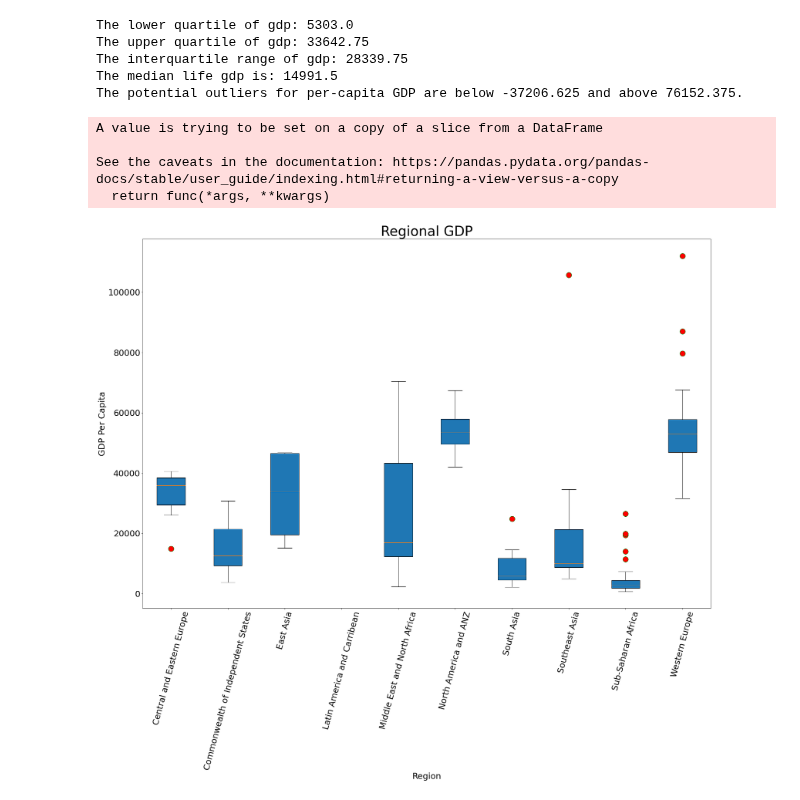
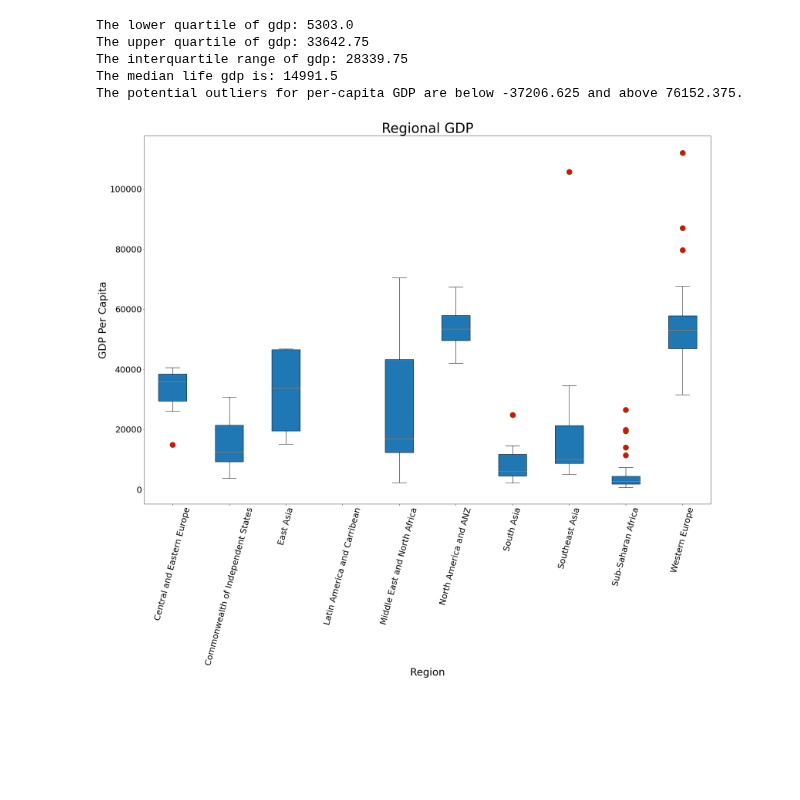
Before and after one commit to ermcgrew/bootcamp_project_one, a Jupyter notebook: data_analysis.ipynb, the cells around one changed output. Cells and saved outputs as stored; diff of their text form; code cells hidden in the pictures; blank space fills up the shorter version.

```diff
--- a/data_analysis.ipynb
+++ b/data_analysis.ipynb
@@ -265,0 +97,10 @@ merged_df.corr()
+# %%
+#merge data into one data frame--starting with all data from same source
+merged_df = pd.merge(sex_df,fertility_df,  how="left",  on=["Country","ISO-code"])
+merged_df = pd.merge(merged_df,gdp_df,  how="left", on=["Country","ISO-code"])
+merged_df = pd.merge(merged_df,life_expec_df,  how="left", on=["Country","ISO-code"])
+merged_df = pd.merge(merged_df,meat_df,  how="left", on=["Country", "ISO-code"])
+merged_df = pd.merge(merged_df,median_age_df,  how="left", on=["Country","ISO-code"])
+merged_df = pd.merge(merged_df,pop_growth_df,  how="left", on=["Country","ISO-code"])
+merged_df = pd.merge(merged_df,suicide_df,  how="left", on=["Country","ISO-code"])
+merged_df = pd.merge(merged_df,urban_df,  how="left", on=["Country","ISO-code"])
@@ -292,2 +860,0 @@ ids_to_exclude
-# %%
-merged_df=merged_df.reset_index()
@@ -468,19 +941,19 @@ The interquartile range of gdp: 28339.75
 The median life gdp is: 14991.5
 The potential outliers for per-capita GDP are below -37206.625 and above 76152.375.
 # %%
-gdp_by_region_df = merged_df[["Regional indicator", "Country", "GDP Per Capita", "Meat Consumption"]]
-gdp_by_region_df.dropna(inplace=True)
+gdp_by_region_df = merged_df[["Region", "Country", "GDP Per Capita", "Meat Consumption"]]
+gdp_by_region_df = gdp_by_region_df.dropna()
 
-CEEuro_df = gdp_by_region_df.loc[gdp_by_region_df["Regional indicator"] == "Central and Eastern Europe"]
-Ind_States_df = gdp_by_region_df.loc[gdp_by_region_df["Regional indicator"] == "Commonwealth of Independent States"]
-EAsia_df = gdp_by_region_df.loc[gdp_by_region_df["Regional indicator"] == "East Asia"]
-LatA_C_df = gdp_by_region_df.loc[gdp_by_region_df["Regional indicator"] == "Latin America and Carribean"]
-MidE_NorA_df = gdp_by_region_df.loc[gdp_by_region_df["Regional indicator"] == "Middle East and North Africa"]
-NorAme_df = gdp_by_region_df.loc[gdp_by_region_df["Regional indicator"] == "North America and ANZ"]
-SouthAsia_df = gdp_by_region_df.loc[gdp_by_region_df["Regional indicator"] == "South Asia"]
-SouthEastAsia_df = gdp_by_region_df.loc[gdp_by_region_df["Regional indicator"] == "Southeast Asia"]
-SSAfrica_df = gdp_by_region_df.loc[gdp_by_region_df["Regional indicator"] == "Sub-Saharan Africa"]
-WEuro_df = gdp_by_region_df.loc[gdp_by_region_df["Regional indicator"] == "Western Europe"]
+CEEuro_df = gdp_by_region_df.loc[gdp_by_region_df["Region"] == "Central and Eastern Europe",:]
+Ind_States_df = gdp_by_region_df.loc[gdp_by_region_df["Region"] == "Commonwealth of Independent States",:]
+EAsia_df = gdp_by_region_df.loc[gdp_by_region_df["Region"] == "East Asia",:]
+LatA_C_df = gdp_by_region_df.loc[gdp_by_region_df["Region"] == "Latin America and Carribean",:]
+MidE_NorA_df = gdp_by_region_df.loc[gdp_by_region_df["Region"] == "Middle East and North Africa",:]
+NorAme_df = gdp_by_region_df.loc[gdp_by_region_df["Region"] == "North America and ANZ",:]
+SouthAsia_df = gdp_by_region_df.loc[gdp_by_region_df["Region"] == "South Asia",:]
+SouthEastAsia_df = gdp_by_region_df.loc[gdp_by_region_df["Region"] == "Southeast Asia",:]
+SSAfrica_df = gdp_by_region_df.loc[gdp_by_region_df["Region"] == "Sub-Saharan Africa",:]
+WEuro_df = gdp_by_region_df.loc[gdp_by_region_df["Region"] == "Western Europe",:]
 
 CEEuro_ds = CEEuro_df["GDP Per Capita"]
 Ind_States_ds = Ind_States_df["GDP Per Capita"]
@@ -489,39 +962,33 @@ LatA_C_ds = LatA_C_df["GDP Per Capita"]
 MidE_NorA_ds = MidE_NorA_df["GDP Per Capita"]
 NorAme_ds = NorAme_df["GDP Per Capita"]
 SouthAsia_ds = SouthAsia_df["GDP Per Capita"]
 SouthEastAsia_ds = SouthEastAsia_df["GDP Per Capita"]
 SSAfrica_ds = SSAfrica_df["GDP Per Capita"]
 WEuro_ds = WEuro_df["GDP Per Capita"]
 
 Regions = ["Central and Eastern Europe","Commonwealth of Independent States","East Asia","Latin America and Carribean","Middle East and North Africa","North America and ANZ","South Asia","Southeast Asia","Sub-Saharan Africa","Western Europe"]
 
 boxProperties = dict(marker='o', markerfacecolor='r', markersize=16, linestyle="none", markeredgecolor="g")
 
 data = [CEEuro_ds,
         Ind_States_ds,
         EAsia_ds,
         LatA_C_ds,
         MidE_NorA_ds,
         NorAme_ds,
         SouthAsia_ds,
         SouthEastAsia_ds,
         SSAfrica_ds,
         WEuro_ds]
 
-data
-
 plt.subplots(figsize=(30, 20))
 
 plt.title('Regional GDP',fontsize =40)
-plt.ylabel('GDP Per Capita',fontsize = 25)
-plt.xlabel('Region',fontsize = 25)
+plt.ylabel('GDP Per Capita',fontsize = 30)
+plt.xlabel('Region',fontsize = 30)
 plt.xticks(rotation=75,fontsize = 25)
 plt.yticks(fontsize = 25)
 plt.boxplot(data, labels=Regions, widths = 0.5, patch_artist=True,vert=True,flierprops=boxProperties)
 plt.show()
 # %% [output]
-A value is trying to be set on a copy of a slice from a DataFrame
-
-See the caveats in the documentation: https://pandas.pydata.org/pandas-docs/stable/user_guide/indexing.html#returning-a-view-versus-a-copy
-  return func(*args, **kwargs)
-[figure, old version]
+[figure, new version]
```
Also changed, not shown: parts of 93 cells of this notebook, 9 other files.
